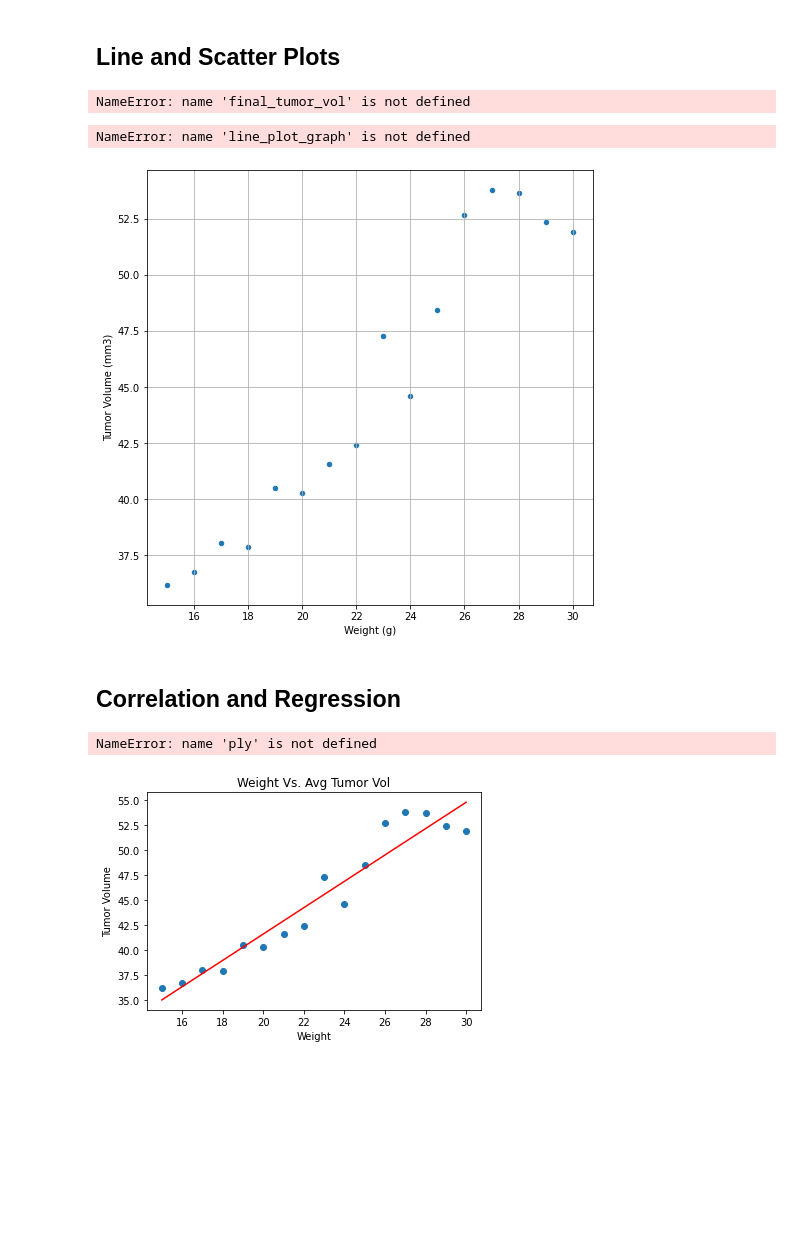
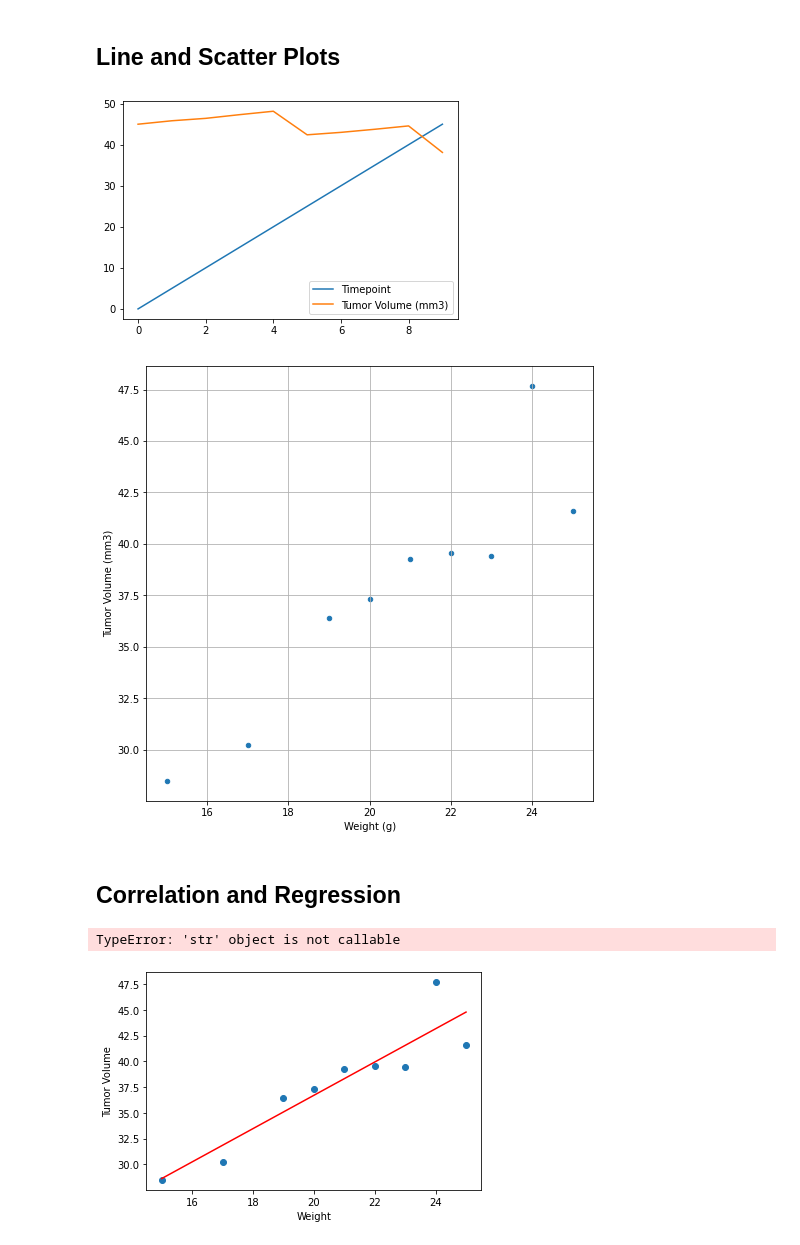
Before and after one commit to Yazz-01/Matplotlib_Pharma_Challenge, a Jupyter notebook: main_pharma.ipynb, the cells around one changed output. Cells and saved outputs as stored; diff of their text form; code cells hidden in the pictures; blank space fills up the shorter version.

```diff
--- a/main_pharma.ipynb
+++ b/main_pharma.ipynb
@@ -241,7 +269,7 @@ max_tumor_vol_df
 249 rows × 8 columns
 # %%
 #Filtering the data by Drug regimen vs Timepoint
-clean_study_df.loc[(clean_study_df["Drug Regimen"]=="Capomulin")&(clean_study_df["Timepoint"]==45)]
-clean_study_df.head()
+cap_df=clean_study_df.loc[(clean_study_df["Drug Regimen"]=="Capomulin")&(clean_study_df["Timepoint"]==45)]
+cap_df.head()
 # %% [output]
 |  | Mouse ID | Drug Regimen | Sex | Age_months | Weight (g) | Timepoint | Tumor Volume (mm3) | ... |
@@ -294,31 +434,24 @@ plt.show()
 # %%
 # Generate a line plot of time point versus tumor volume for a mouse treated with Capomulin
 time_tumor = clean_study_df[clean_study_df["Mouse ID"].isin(["j119"])]
-time_tumor
 
-time_tumor_df = final_tumor_vol
-[["Mouse ID", "Timepoint", "Tumor Volume (mm3)"]]
-time_tumor_df
+time_tumor_df = [["Mouse ID", "Timepoint", "Tumor Volume (mm3)"]]
 
-line_plot = time_tumor_df.reset_index()
-line_plot
+line_plot = time_tumor.reset_index()
 
 line_plot_graph = line_plot[["Mouse ID", "Timepoint", "Tumor Volume (mm3)"]]
-line_plot_graph
 
 lines = line_plot_graph.plot.line()
 # %% [output]
-NameError: name 'final_tumor_vol' is not defined
+[figure, added]
 # %%
 # Generating a line plot of tumor volume vs. time point for a mouse treated with Capomulin
-tumor_volume_list = line_plot_graph['Tumor Volume (mm3)'].tolist()
+time_tumor = line_plot_graph['Tumor Volume (mm3)'].tolist()
 timepoint_list = line_plot_graph['Timepoint'].tolist()
-# %% [output]
-NameError: name 'line_plot_graph' is not defined
 # %%
 # Generate a scatter plot of average tumor volume vs. mouse weight for the Capomulin regimen
 
-cap_scatter = final_tumor_vol[["Mouse ID","Weight (g)", "Tumor Volume (mm3)"]]
+cap_scatter = cap_df[["Mouse ID","Weight (g)", "Tumor Volume (mm3)"]]
 
 cap_sorted = cap_scatter.sort_values(["Weight (g)"], ascending=True)
 
@@ -330,23 +463,25 @@ cap_group_plot = pd.DataFrame(cap_group_weight).reset_index()
 
 cap_scatter = cap_group_plot.plot(kind='scatter', x='Weight (g)', y='Tumor Volume (mm3)', grid = True, figsize= (8,8))
 # %% [output]
-[figure, old version]
+[figure, new version]
 # %% [markdown]
 ## Correlation and Regression
 # %%
 # Calculate the correlation coefficient and linear regression model for mouse weight and average tumor volume for the Capomulin regimen
 x_values = cap_group_plot["Weight (g)"]
 y_values = cap_group_plot["Tumor Volume (mm3)"]
 (slope, intercept, rvalue, pvalue, stderr) = st.linregress(x_values, y_values)
 regress_values = x_values * slope + intercept
-line_eq = "y =" + str(round(slope,2)) + "x + " + str(round(intercept,2))
+
+
+line_eq = "y = " + str(round(slope,2)) + "x + " + str(round(intercept,2))
 plt.scatter(x_values, y_values)
 plt.plot(x_values,regress_values,"r-")
 plt.annotate(line_eq,(6,10),fontsize=10,color="red")
 plt.xlabel("Weight")
 plt.ylabel("Tumor Volume")
-plt.title("Weight Vs. Avg Tumor Vol")
+plt.title("Weight vs Tumor Vol")
 plt.show()
 # %% [output]
-NameError: name 'ply' is not defined
+TypeError: 'str' object is not callable
-[figure, old version]
+[figure, new version]
```
Also changed, not shown: parts of 15 cells of this notebook.
